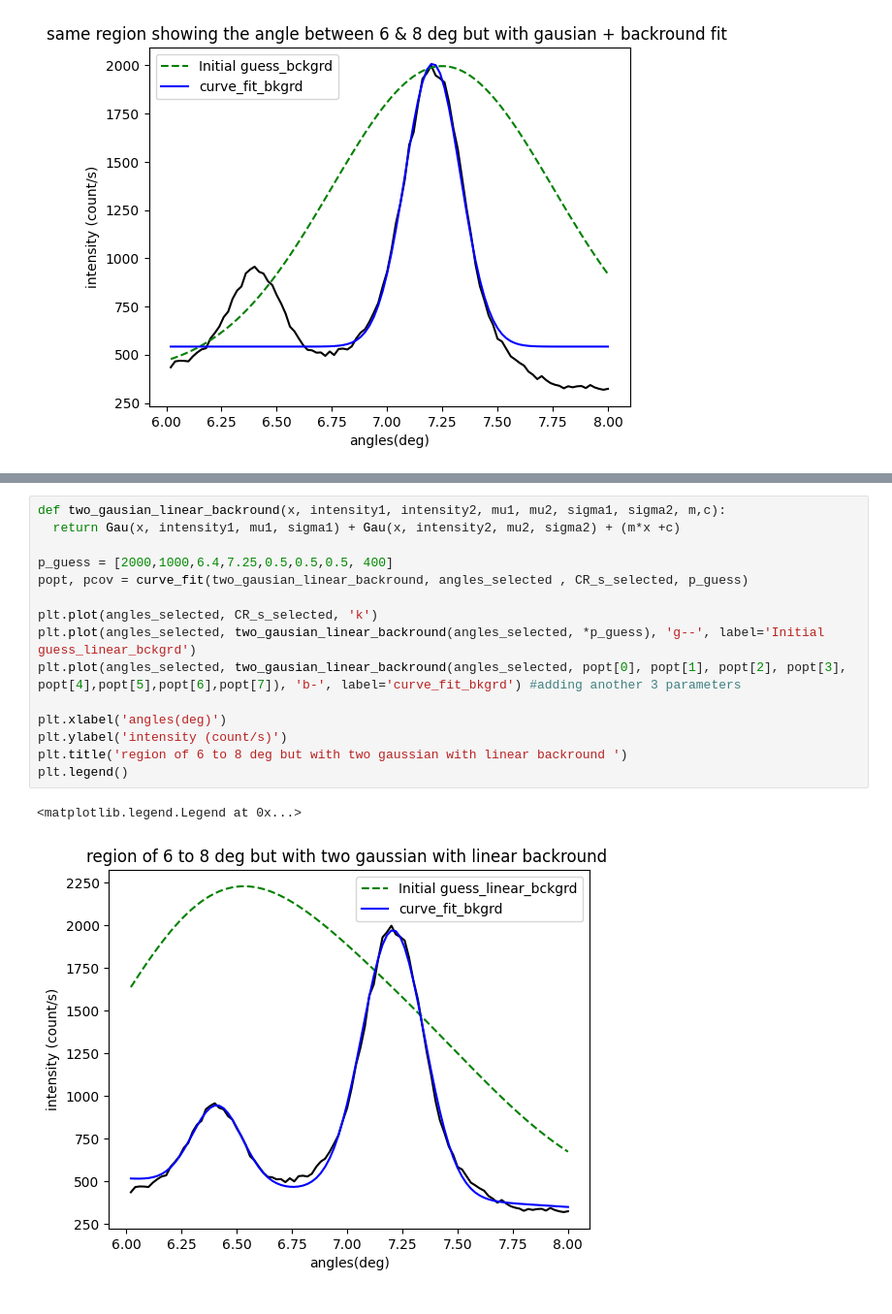
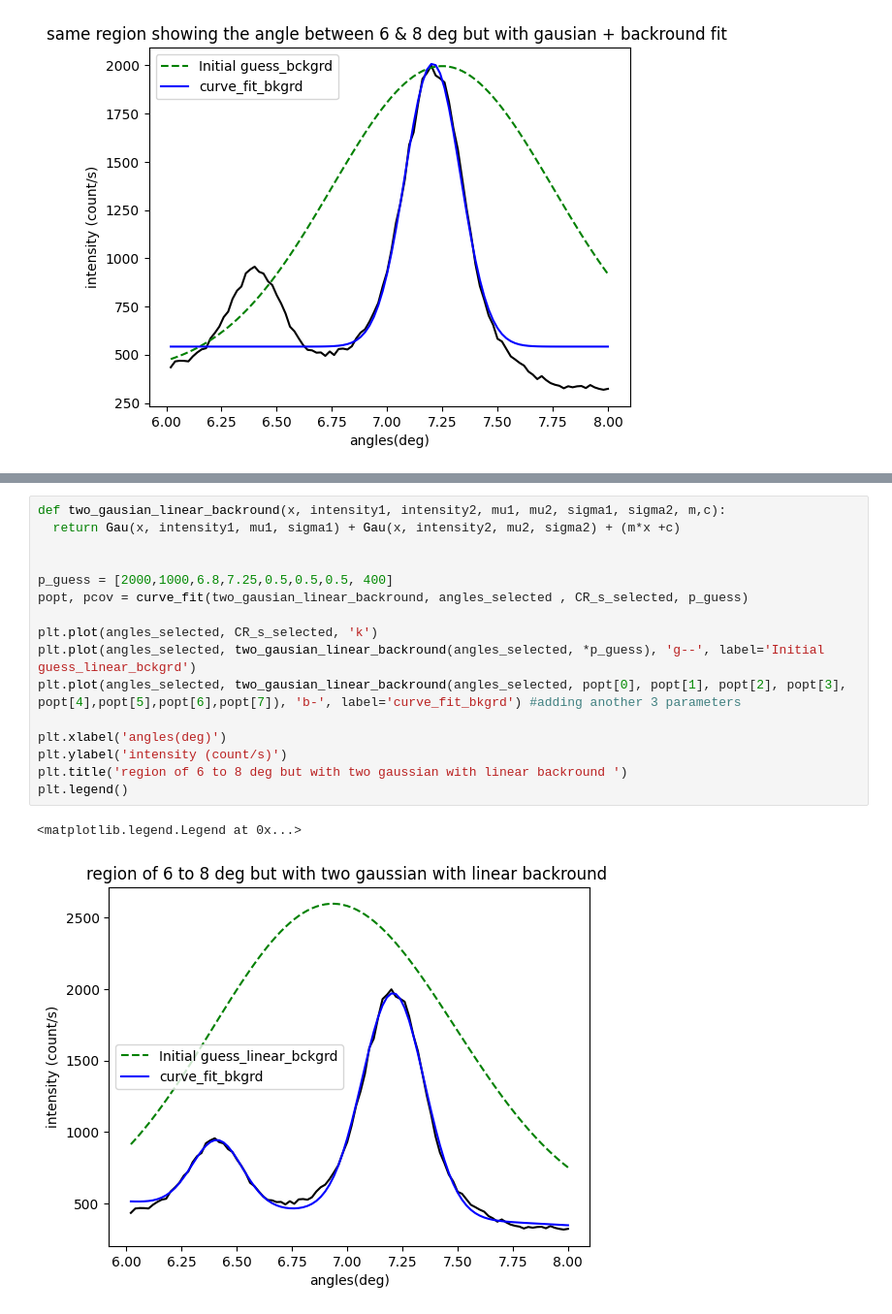
Before and after one commit to PX2145-2025/week-4-b-lloydCallum, a Jupyter notebook: Curvefit.ipynb, the cells around one changed output, grey strips where cells are left out. Shown at 97% size. Cells and saved outputs as stored; diff of their text form.

```diff
--- a/Curvefit.ipynb
+++ b/Curvefit.ipynb
@@ -354,18 +354,19 @@ plt.legend()
 # %%
 def two_gausian_linear_backround(x, intensity1, intensity2, mu1, mu2, sigma1, sigma2, m,c):
   return Gau(x, intensity1, mu1, sigma1) + Gau(x, intensity2, mu2, sigma2) + (m*x +c)
 
-p_guess = [2000,1000,6.4,7.25,0.5,0.5,0.5, 400]
+
+p_guess = [2000,1000,6.8,7.25,0.5,0.5,0.5, 400]
 popt, pcov = curve_fit(two_gausian_linear_backround, angles_selected , CR_s_selected, p_guess)
 
 plt.plot(angles_selected, CR_s_selected, 'k')
 plt.plot(angles_selected, two_gausian_linear_backround(angles_selected, *p_guess), 'g--', label='Initial guess_linear_bckgrd')
 plt.plot(angles_selected, two_gausian_linear_backround(angles_selected, popt[0], popt[1], popt[2], popt[3], popt[4],popt[5],popt[6],popt[7]), 'b-', label='curve_fit_bkgrd') #adding another 3 parameters
 
 plt.xlabel('angles(deg)')
 plt.ylabel('intensity (count/s)')
 plt.title('region of 6 to 8 deg but with two gaussian with linear backround ')
 plt.legend()
 # %% [output]
 <matplotlib.legend.Legend at 0x...>
-[figure, old version]
+[figure, new version]
```
Also changed, not shown: parts of 1 cell of this notebook.
